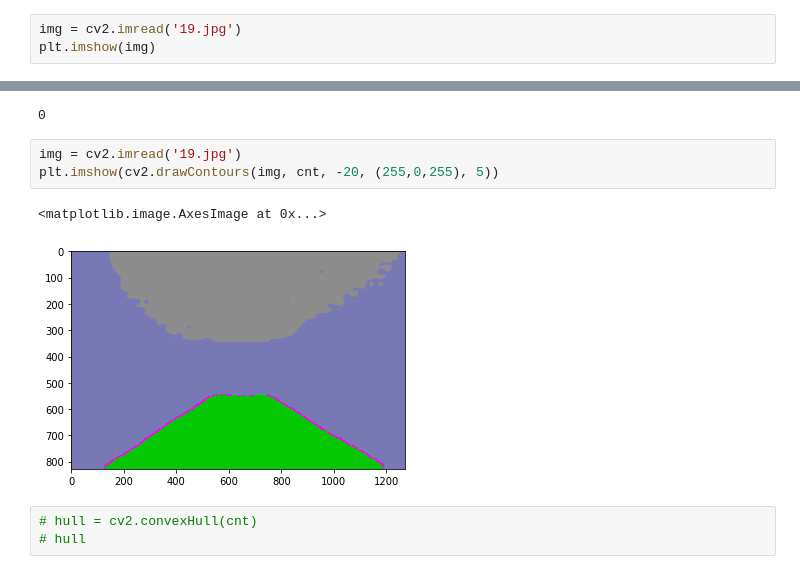
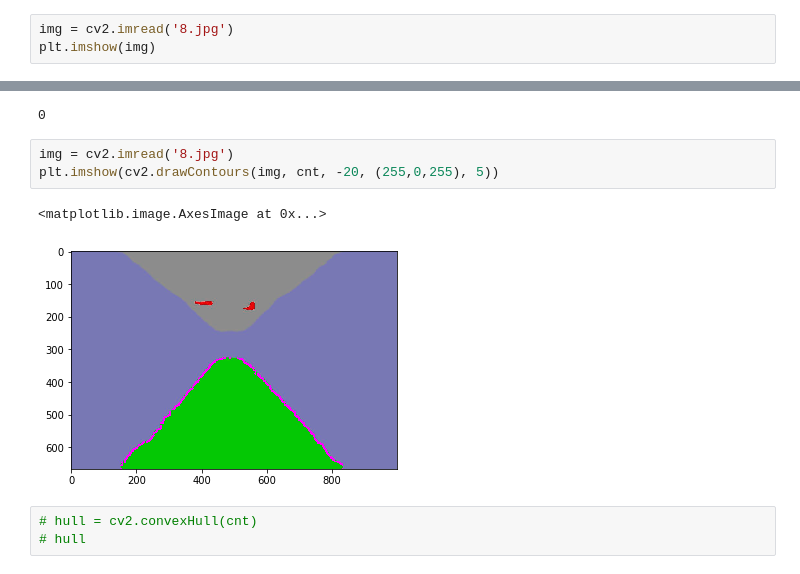
Before and after one commit to abhinav3/visibleFloorSegmentation, a Jupyter notebook: Regression.ipynb, the cells around one changed output, grey strips where cells are left out. Saved outputs shown, nothing was run; the diff lists cells and outputs as text.

```diff
--- a/Regression.ipynb
+++ b/Regression.ipynb
@@ -3,7 +3,7 @@ import cv2
 import numpy as np
 from matplotlib import pyplot as plt
 # %%
-img = cv2.imread('19.jpg')
+img = cv2.imread('8.jpg')
 plt.imshow(img)
 # %% [output]
 <matplotlib.image.AxesImage at 0x...>
@@ -46,11 +46,11 @@ cnt=findContours(closing)
 # %% [output]
 0
 # %%
-img = cv2.imread('19.jpg')
+img = cv2.imread('8.jpg')
 plt.imshow(cv2.drawContours(img, cnt, -20, (255,0,255), 5))
 # %% [output]
 <matplotlib.image.AxesImage at 0x...>
-[figure, old version]
+[figure, new version]
 # %%
 # hull = cv2.convexHull(cnt)
 # hull
```
Also changed, not shown: parts of 18 cells of this notebook.
